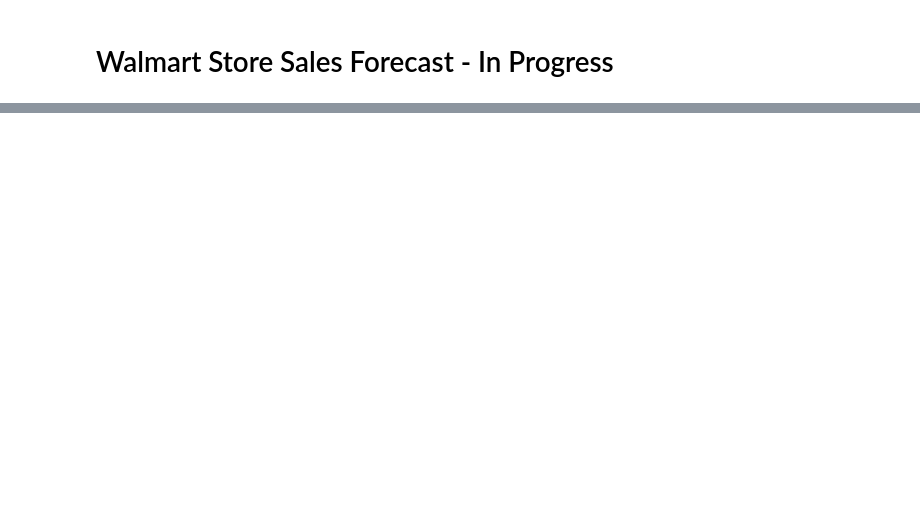
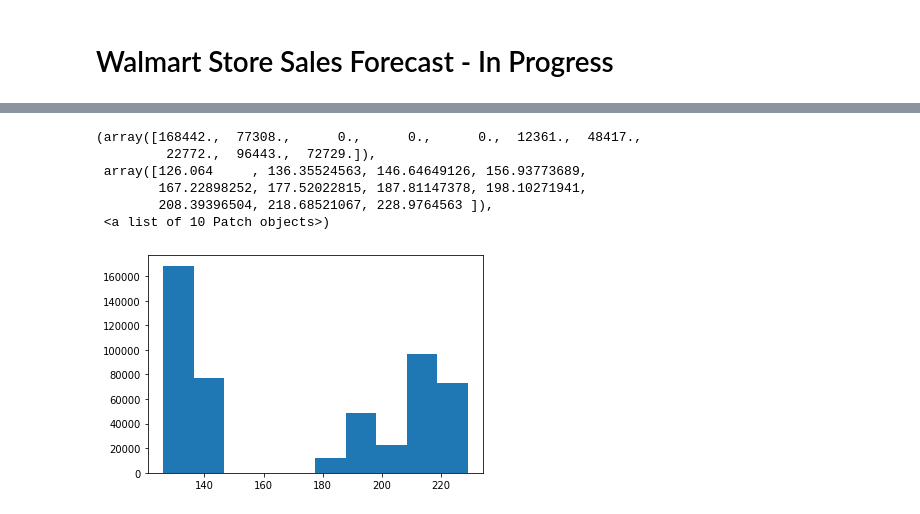
Before and after one commit to terrancexia/Walmart-Store-Sales-Forecast, a Jupyter notebook: Walmart Store Sales Forecast .ipynb, the cells around one changed output, grey strips where cells are left out. Saved outputs shown, nothing was run; the diff lists cells and outputs as text; code cells hidden in the pictures; blank space fills up the shorter version.

Commit message:
Data cleaning part 1

```diff
--- a/Walmart Store Sales Forecast .ipynb
+++ b/Walmart Store Sales Forecast .ipynb
@@ -31,0 +137,11 @@ Data are provided by Walmart with 45 different stores located in different regio
+# %%
+#3. Combine Train and test data
+
+data = pd.concat([train,test])
+
+#sanity check
+print(f'Shape for trian:{train.shape}')
+print(f'Shape for test:{test.shape}')
+print(f'Shape for data: {data.shape}')
+
+data.head()
@@ -31,0 +158,6 @@ Data are provided by Walmart with 45 different stores located in different regio
+# %%
+#4 Join store to data.
+data1 = pd.merge(data, stores, on='Store')
+
+#sanity check
+data1.head()
@@ -31,0 +171,6 @@ Data are provided by Walmart with 45 different stores located in different regio
+# %%
+# join features to data1 where store and date are multiple contidions and set store_id as index
+df = pd.merge(data1, features, left_on=['Store','Date'], right_on=['Store', 'Date']).set_index('Store_Id')
+
+#sanity check on df
+df.head()
@@ -31,0 +185,9 @@ Data are provided by Walmart with 45 different stores located in different regio
+# %%
+# replace MarkDown1, MarkDown2, MarkDown3, MarkDown4, MarkDown5 Nan value to 0
+
+cols = ['MarkDown1', 'MarkDown2','MarkDown3','MarkDown4','MarkDown5']
+
+for i in cols:
+    df[i]= np.nan_to_num(df[i])
+
+df.head()
@@ -31,0 +244,10 @@ Data are provided by Walmart with 45 different stores located in different regio
+# %%
+plt.hist(df['CPI'])
+# %% [output]
+(array([168442.,  77308.,      0.,      0.,      0.,  12361.,  48417.,
+         22772.,  96443.,  72729.]),
+ array([126.064     , 136.35524563, 146.64649126, 156.93773689,
+        167.22898252, 177.52022815, 187.81147378, 198.10271941,
+        208.39396504, 218.68521067, 228.9764563 ]),
+ <a list of 10 Patch objects>)
+[figure, added]
```
Also changed, not shown: parts of 18 cells of this notebook.
